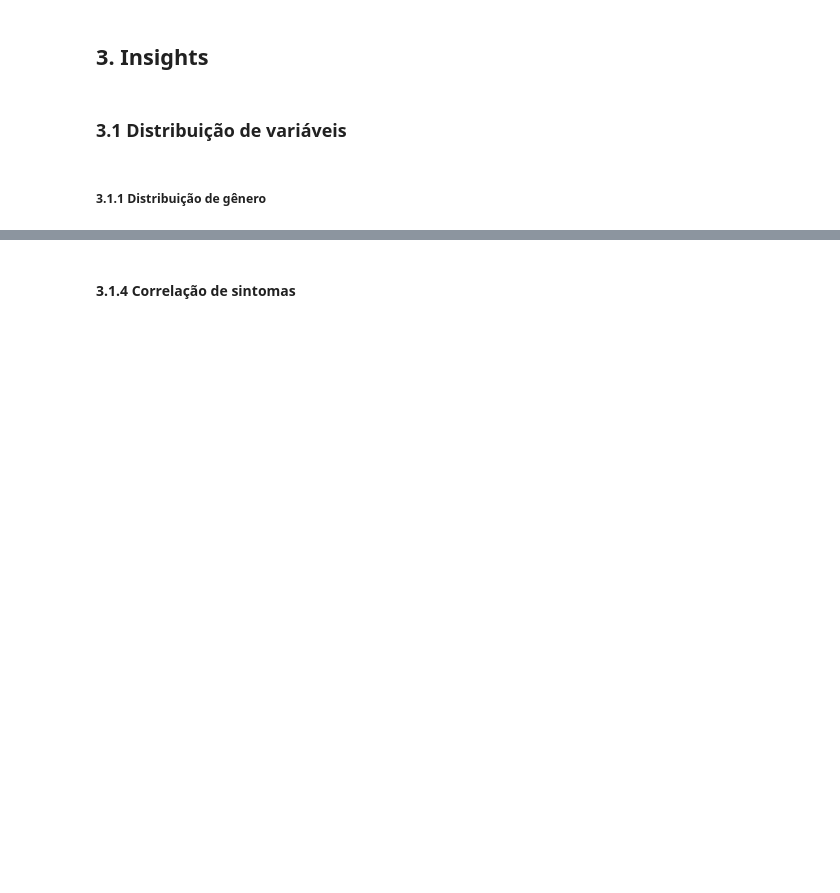
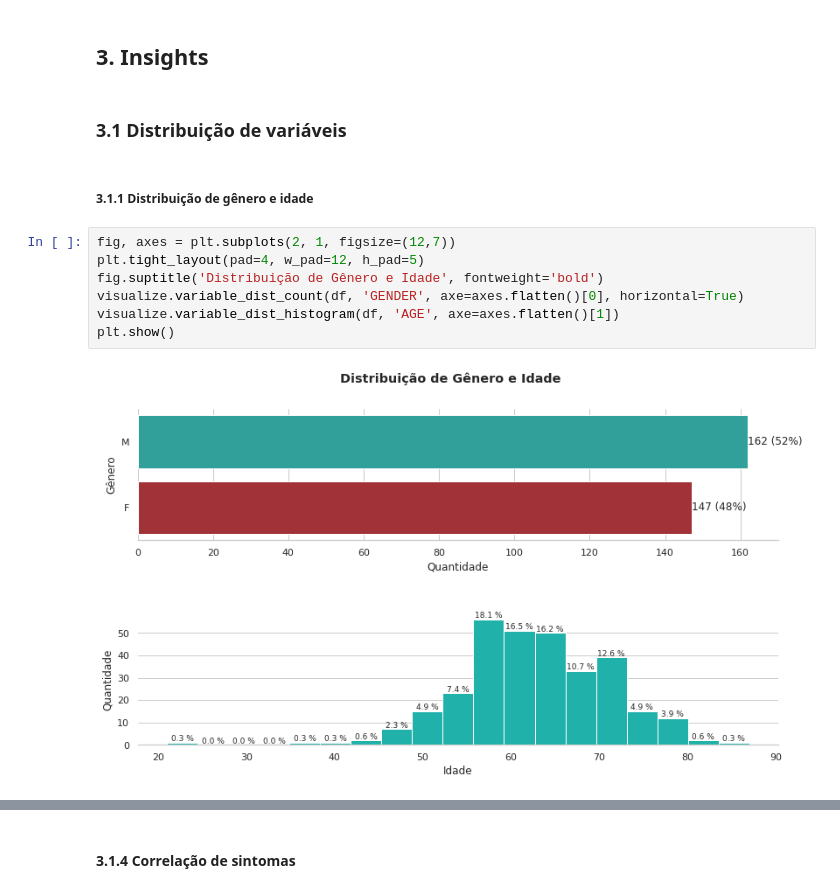
Before and after one commit to atlantico-academy/lung-cancer, a Jupyter notebook: notebooks/01-exploratory_data_analysis.ipynb, the cells around one changed output, grey strips where cells are left out. Saved outputs shown, nothing was run; the diff lists cells and outputs as text; blank space fills up the shorter version.

```diff
--- a/notebooks/01-exploratory_data_analysis.ipynb
+++ b/notebooks/01-exploratory_data_analysis.ipynb
@@ -213,4 +211,13 @@ Com visualizações de informações gerais poderemos responder a perguntas do t
 # %% [markdown]
 ### 3.1 Distribuição de variáveis
 # %% [markdown]
-##### 3.1.1 Distribuição de gênero
+##### 3.1.1 Distribuição de gênero e idade
+# %%
+fig, axes = plt.subplots(2, 1, figsize=(12,7))
+plt.tight_layout(pad=4, w_pad=12, h_pad=5)
+fig.suptitle('Distribuição de Gênero e Idade', fontweight='bold')
+visualize.variable_dist_count(df, 'GENDER', axe=axes.flatten()[0], horizontal=True)
+visualize.variable_dist_histogram(df, 'AGE', axe=axes.flatten()[1])
+plt.show()
+# %% [output]
+[figure, added]
```
Also changed, not shown: parts of 37 cells of this notebook, 2 other files.
